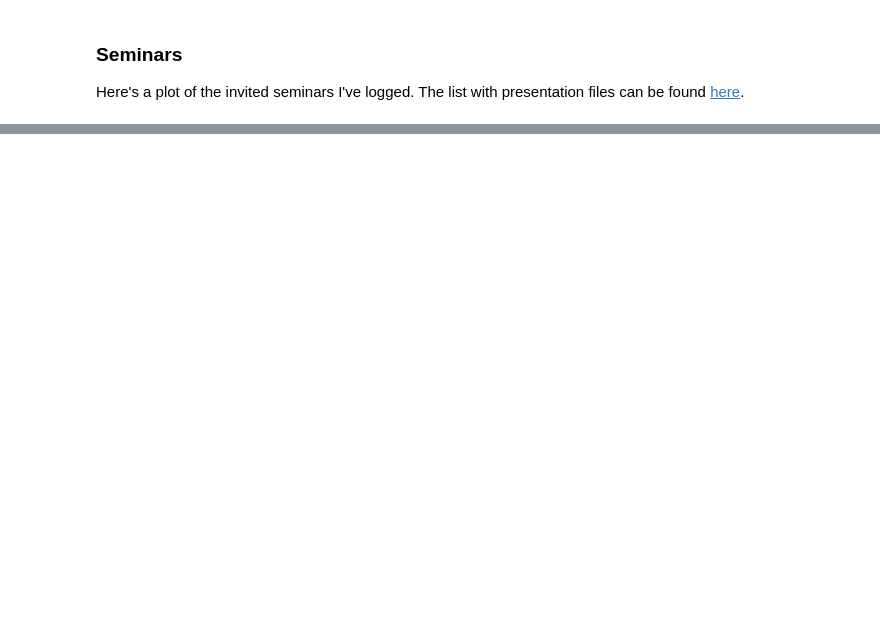
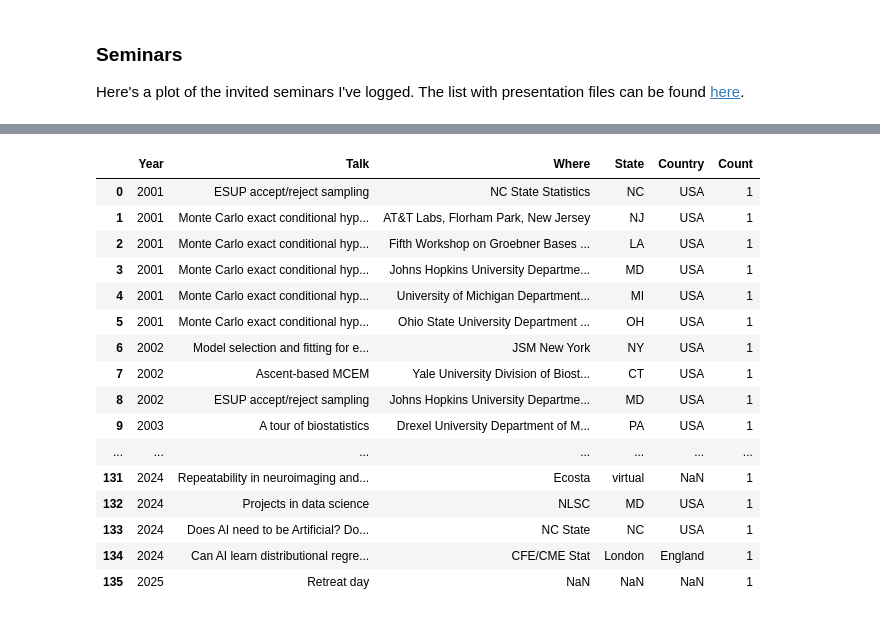
Before and after one commit to bcaffo/cv, a Jupyter notebook: cvJupyter.ipynb, the cells around one changed output, grey strips where cells are left out. Drawn from its saved outputs; the diff is of its cells as text; code cells hidden in the pictures; blank space fills up the shorter version.

```diff
--- a/cvJupyter.ipynb
+++ b/cvJupyter.ipynb
@@ -617,3 +806,23 @@ fig.update_layout(showlegend=False)
 fig.show()
 # %% [output]
 [interactive output not drawn]
+# %%
+seminars
+# %% [output]
+|  | Year | Talk | Where | State | Country | Count |
+| 0 | 2001 | ESUP accept/reject sampling | NC State Statistics | NC | USA | 1 |
+| 1 | 2001 | Monte Carlo exact conditional hyp... | AT&T Labs, Florham Park, New Jersey | NJ | USA | 1 |
+| 2 | 2001 | Monte Carlo exact conditional hyp... | Fifth Workshop on Groebner Bases ... | LA | USA | 1 |
+| 3 | 2001 | Monte Carlo exact conditional hyp... | Johns Hopkins University Departme... | MD | USA | 1 |
+| 4 | 2001 | Monte Carlo exact conditional hyp... | University of Michigan Department... | MI | USA | 1 |
+| 5 | 2001 | Monte Carlo exact conditional hyp... | Ohio State University Department ... | OH | USA | 1 |
+| 6 | 2002 | Model selection and fitting for e... | JSM New York | NY | USA | 1 |
+| 7 | 2002 | Ascent-based MCEM | Yale University Division of Biost... | CT | USA | 1 |
+| 8 | 2002 | ESUP accept/reject sampling | Johns Hopkins University Departme... | MD | USA | 1 |
+| 9 | 2003 | A tour of biostatistics | Drexel University Department of M... | PA | USA | 1 |
+| ... | ... | ... | ... | ... | ... | ... |
+| 131 | 2024 | Repeatability in neuroimaging and... | Ecosta | virtual | NaN | 1 |
+| 132 | 2024 | Projects in data science | NLSC | MD | USA | 1 |
+| 133 | 2024 | Does AI need to be Artificial? Do... | NC State | NC | USA | 1 |
+| 134 | 2024 | Can AI learn distributional regre... | CFE/CME Stat | London | England | 1 |
+| 135 | 2025 | Retreat day | NaN | NaN | NaN | 1 |
```
Also changed, not shown: parts of 15 cells of this notebook, 3 other files.
